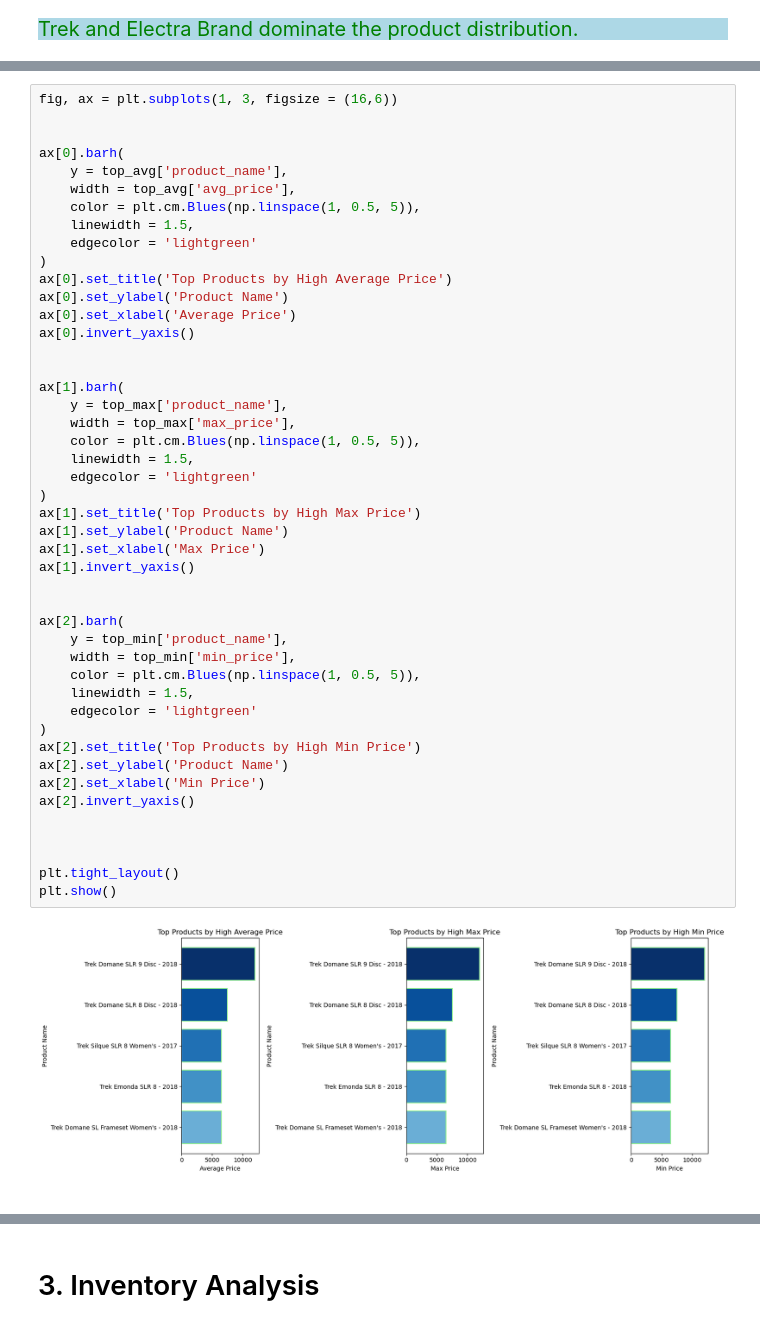
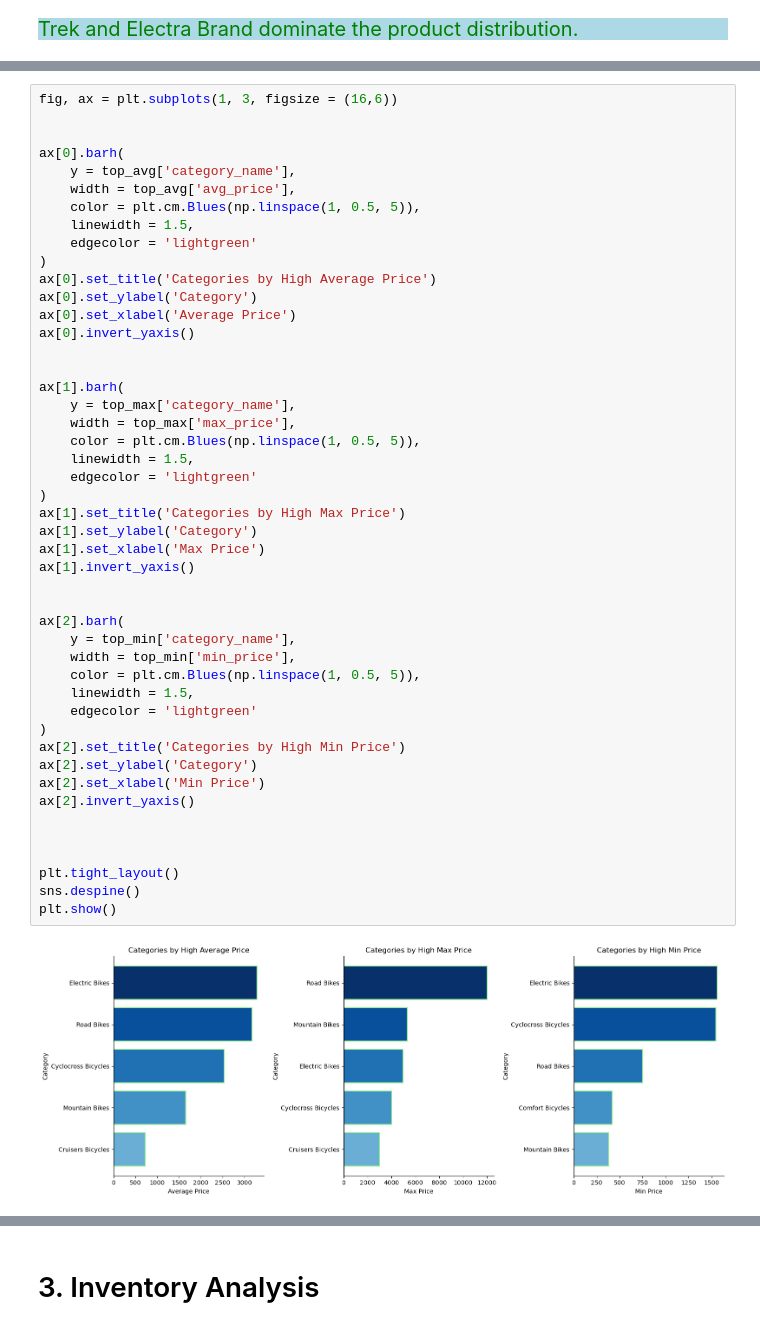
Before and after one commit to Kartika-Nidhi/Biker_Store_Analysis_SQL, a Jupyter notebook: BikeStoreAnalysisSQl.ipynb, the cells around one changed output, grey strips where cells are left out. Saved outputs shown, nothing was run; the diff lists cells and outputs as text.

Commit message:
Product Analysis Join logic fixed

```diff
--- a/BikeStoreAnalysisSQl.ipynb
+++ b/BikeStoreAnalysisSQl.ipynb
@@ -319,48 +312,47 @@ fig, ax = plt.subplots(1, 3, figsize = (16,6))
 
 
 ax[0].barh(
-    y = top_avg['product_name'],
+    y = top_avg['category_name'],
     width = top_avg['avg_price'],
     color = plt.cm.Blues(np.linspace(1, 0.5, 5)),
     linewidth = 1.5,
     edgecolor = 'lightgreen'
 )
-ax[0].set_title('Top Products by High Average Price')
-ax[0].set_ylabel('Product Name')
+ax[0].set_title('Categories by High Average Price')
+ax[0].set_ylabel('Category')
 ax[0].set_xlabel('Average Price')
 ax[0].invert_yaxis()
 
 
 ax[1].barh(
-    y = top_max['product_name'],
+    y = top_max['category_name'],
     width = top_max['max_price'],
     color = plt.cm.Blues(np.linspace(1, 0.5, 5)),
     linewidth = 1.5,
     edgecolor = 'lightgreen'
 )
-ax[1].set_title('Top Products by High Max Price')
-ax[1].set_ylabel('Product Name')
+ax[1].set_title('Categories by High Max Price')
+ax[1].set_ylabel('Category')
 ax[1].set_xlabel('Max Price')
 ax[1].invert_yaxis()
 
 
 ax[2].barh(
-    y = top_min['product_name'],
+    y = top_min['category_name'],
     width = top_min['min_price'],
     color = plt.cm.Blues(np.linspace(1, 0.5, 5)),
     linewidth = 1.5,
     edgecolor = 'lightgreen'
 )
-ax[2].set_title('Top Products by High Min Price')
-ax[2].set_ylabel('Product Name')
+ax[2].set_title('Categories by High Min Price')
+ax[2].set_ylabel('Category')
 ax[2].set_xlabel('Min Price')
 ax[2].invert_yaxis()
 
 
 
 plt.tight_layout()
+sns.despine()
 plt.show()
 # %% [output]
-[figure, old version]
+[figure, new version]
-# %% [markdown]
-<div>
```
Also changed, not shown: parts of 11 cells of this notebook.
